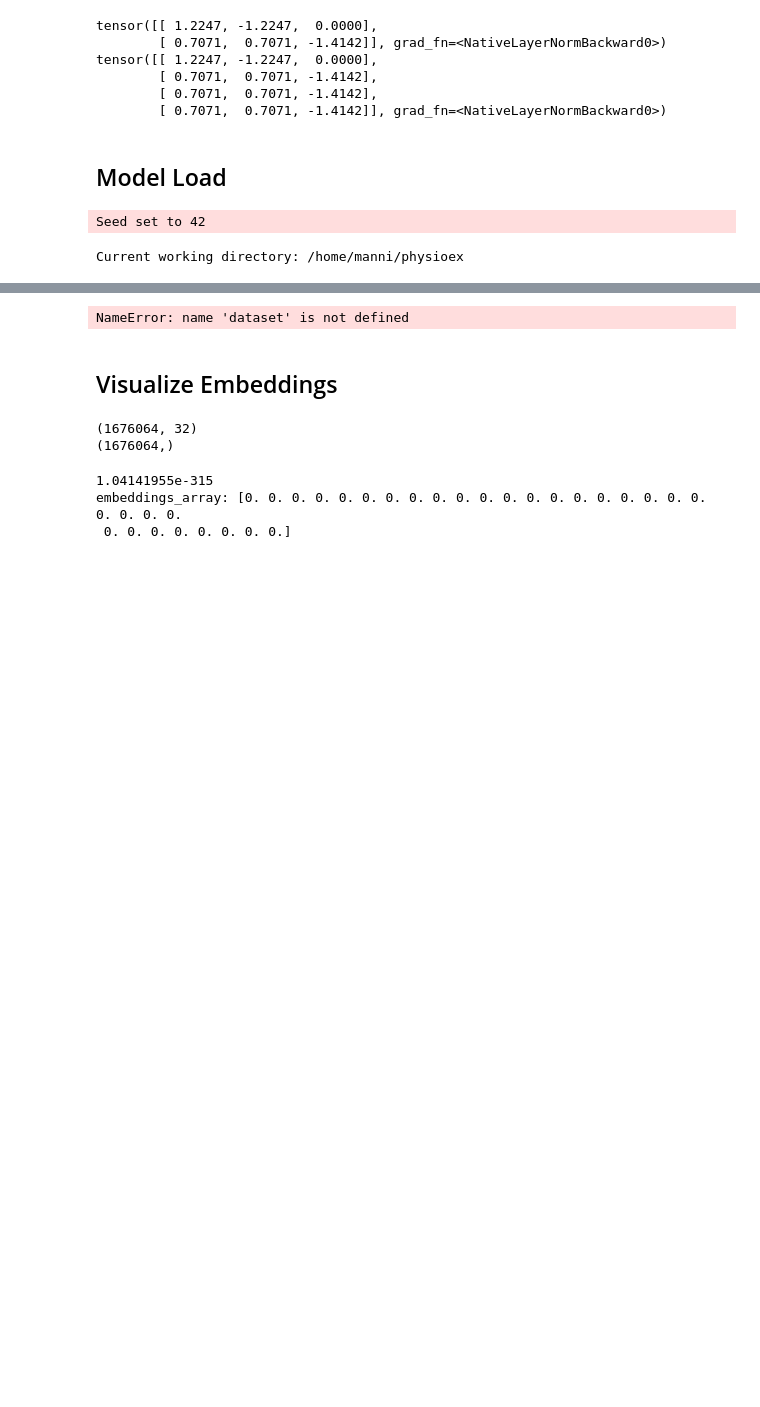
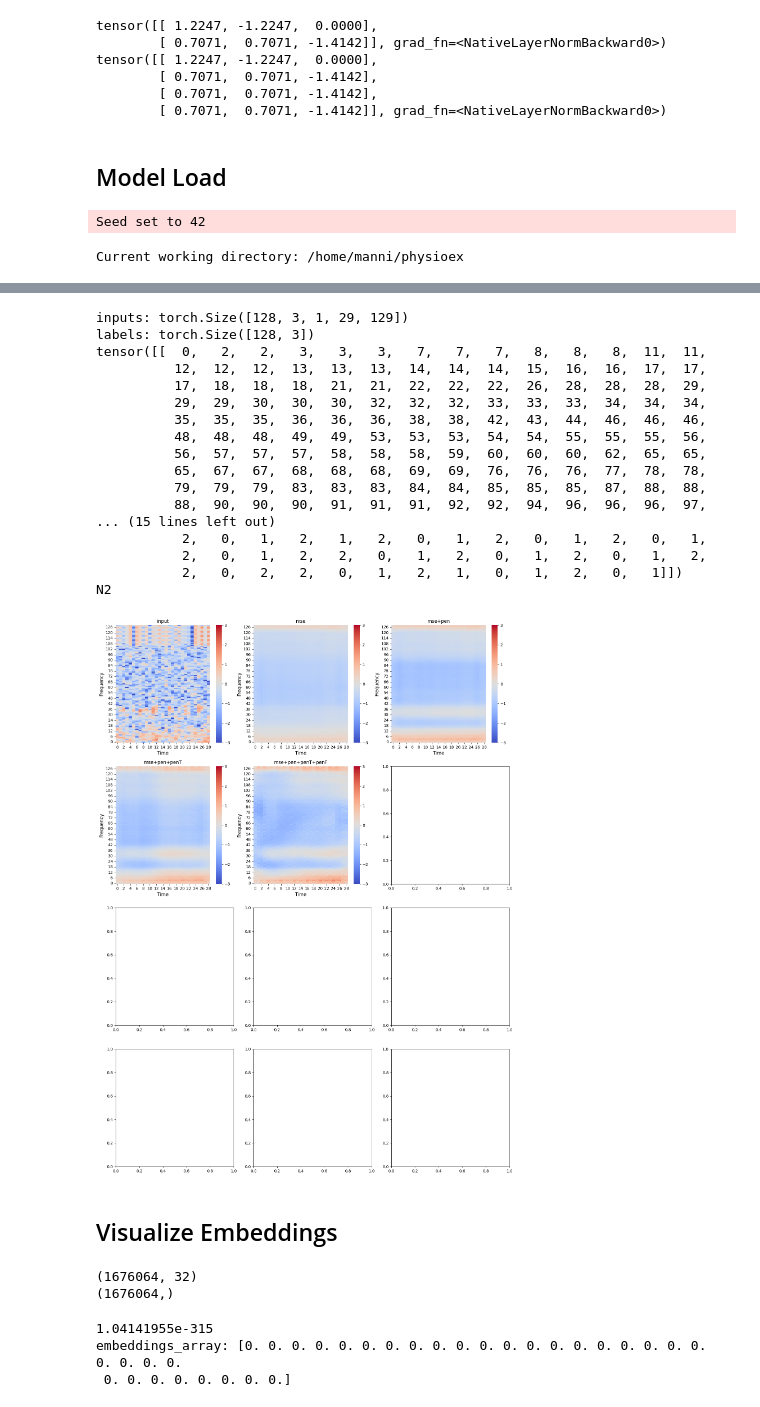
Before and after one commit to MatteoManni99/physioex, a Jupyter notebook: examples/autoencoder_experiments.ipynb, the cells around one changed output, grey strips where cells are left out. Saved outputs shown, nothing was run; the diff lists cells and outputs as text; code cells hidden in the pictures; blank space fills up the shorter version.

```diff
--- a/examples/autoencoder_experiments.ipynb
+++ b/examples/autoencoder_experiments.ipynb
@@ -589,43 +647,62 @@ model3 = load_pretrained_model(
 # model3 = MidModel(model3)
 # %%
 # compute the metrics on the test set
+central_epoch = int((sequence_length - 1) / 2)
 sleep_stages = ["Awake", "N1", "N2", "N3", "REM"]
 dataloder = dataset.test_dataloader()
 max = 3
 min = -3
 with torch.no_grad():
     # Aggiungi tqdm per mostrare il progresso
     for i, (inputs, labels) in tqdm(enumerate(dataloder), total=len(dataloder)):
         print("inputs:", inputs.size())
         print("labels:", labels.size())
-        indici = np.argwhere(labels.squeeze() == 3) # 0 per la classe awake, 1 per la classe N1 ecc
+        indici = np.argwhere(labels.squeeze() == 2) # 0 per la classe awake, 1 per la classe N1 ecc
         print(indici)
         indices_list = indici.tolist()[0]
         if(len(indices_list) > 2):
             index = indices_list[2]
-            print(sleep_stages[labels[index].item()])
+            print(sleep_stages[labels[index][central_epoch].item()])
 
             input_hat1 = model1(inputs.to(device))
             input_hat2 = model2(inputs.to(device))
             input_hat3 = model3(inputs.to(device))
+            input_hat4 = model4(inputs.to(device))
 
             x = inputs[index][1][0] #0 perchè prendo la prima epoca e il secondo 0 è per prendere il primo canale
             x_hat1 = input_hat1[index].to("cpu")[1][0] #0 perchè prendo la prima epoca e il secondo 0 è per prendere il primo canale
             x_hat2 = input_hat2[index].to("cpu")[1][0] #0 perchè prendo la prima epoca e il secondo 0 è per prendere il primo canale
             x_hat3 = input_hat3[index].to("cpu")[1][0]
-
+            x_hat4 = input_hat4[index].to("cpu")[1][0]
             # plotTheSpectrogram(x, max, min)
             # plotTheSpectrogram(x_hat1, max, min)
             # plotTheSpectrogram(x_hat2, max, min)
 
-            plotSpectrograms([x, x_hat1, x_hat2, x_hat3], ["input", "ae_fullyconnected", "ae_conv3d", "ae_seqsleepnet"], max, min)
+            plotSpectrograms12([x, x_hat1, x_hat2, x_hat3, x_hat4], ["input", "mse", "mse+pen", "mse+pen+penT", "mse+pen+penT+penF"], max, min)
             break
 
 # y_true = torch.stack(y_true).numpy()
 # y_pred = torch.stack(y_pred).numpy()
 # pred_probas = torch.stack(pred_probas).numpy()
 # %% [output]
-NameError: name 'dataset' is not defined
+inputs: torch.Size([128, 3, 1, 29, 129])
+labels: torch.Size([128, 3])
+tensor([[  0,   2,   2,   3,   3,   3,   7,   7,   7,   8,   8,   8,  11,  11,
+          12,  12,  12,  13,  13,  13,  14,  14,  14,  15,  16,  16,  17,  17,
+          17,  18,  18,  18,  21,  21,  22,  22,  22,  26,  28,  28,  28,  29,
+          29,  29,  30,  30,  30,  32,  32,  32,  33,  33,  33,  34,  34,  34,
+          35,  35,  35,  36,  36,  36,  38,  38,  42,  43,  44,  46,  46,  46,
+          48,  48,  48,  49,  49,  53,  53,  53,  54,  54,  55,  55,  55,  56,
+          56,  57,  57,  57,  58,  58,  58,  59,  60,  60,  60,  62,  65,  65,
+          65,  67,  67,  68,  68,  68,  69,  69,  76,  76,  76,  77,  78,  78,
+          79,  79,  79,  83,  83,  83,  84,  84,  85,  85,  85,  87,  88,  88,
+          88,  90,  90,  90,  91,  91,  91,  92,  92,  94,  96,  96,  96,  97,
+... (15 lines left out)
+           2,   0,   1,   2,   1,   2,   0,   1,   2,   0,   1,   2,   0,   1,
+           2,   0,   1,   2,   2,   0,   1,   2,   0,   1,   2,   0,   1,   2,
+           2,   0,   2,   2,   0,   1,   2,   1,   0,   1,   2,   0,   1]])
+N2
+[figure, added]
 # %% [markdown]
 ## Visualize Embeddings
 # %%
```
Also changed, not shown: parts of 8 cells of this notebook, 11 other files.
